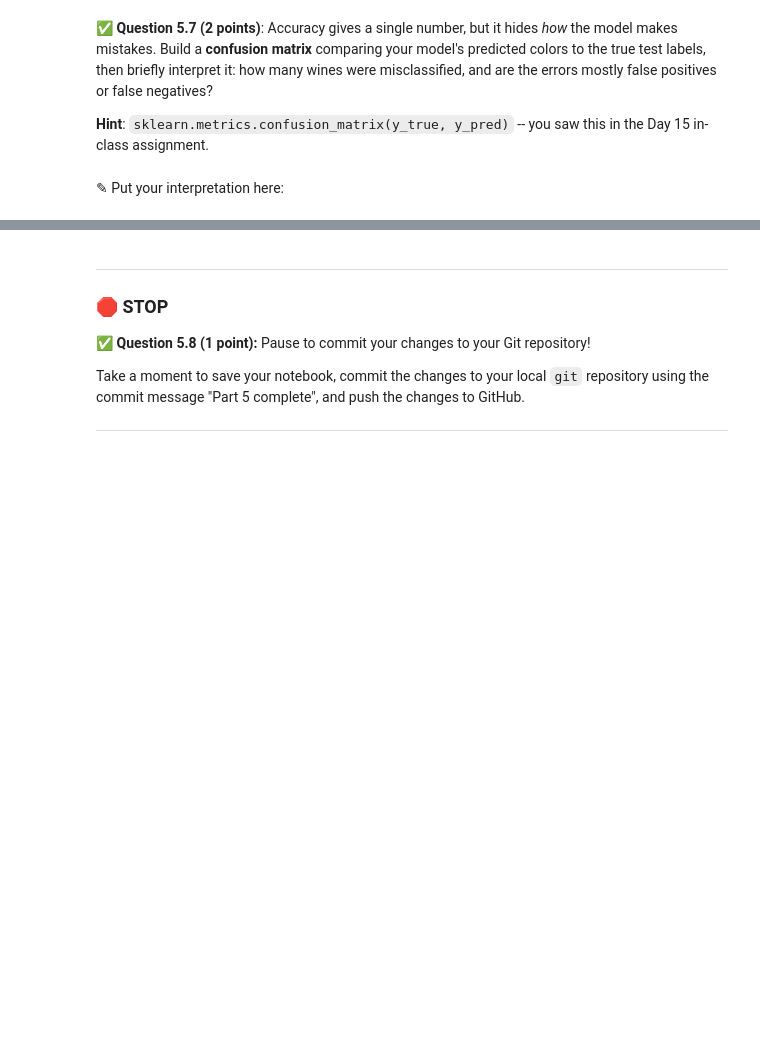
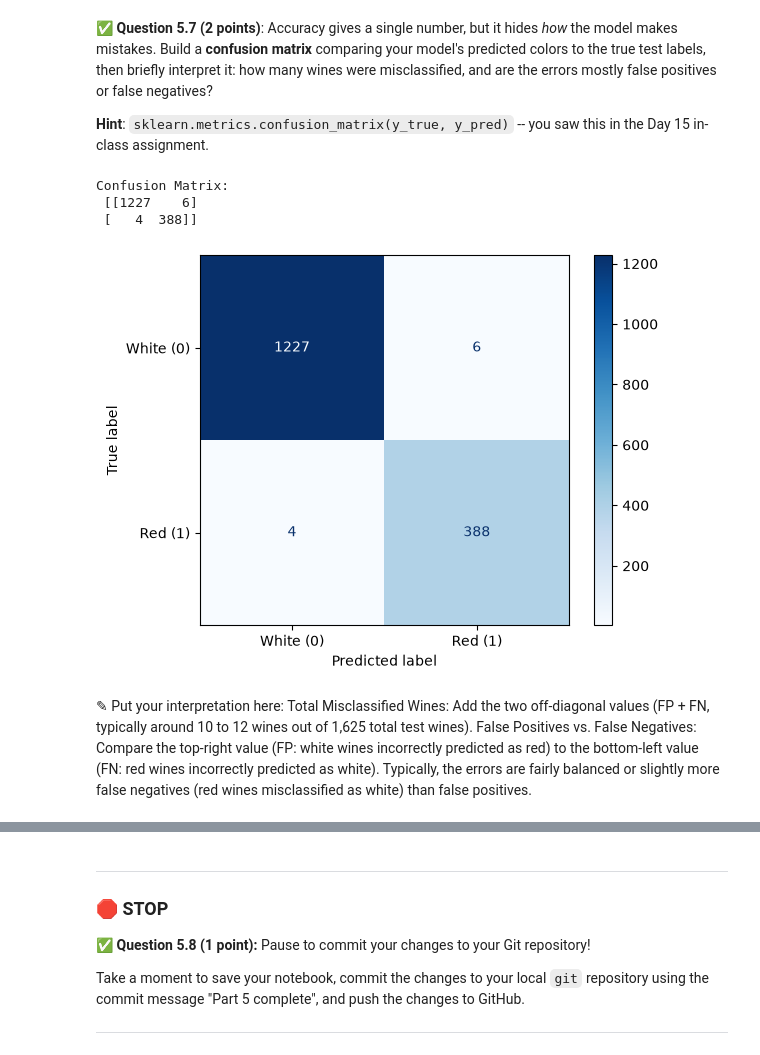
Before and after one commit to camkorson/CMSE202-f26-turnin, a Jupyter notebook: hw-03/HW03-Regression-STUDENT.ipynb, the cells around one changed output, grey strips where cells are left out. Cells and saved outputs as stored; diff of their text form; code cells hidden in the pictures; blank space fills up the shorter version.

```diff
--- a/hw-03/HW03-Regression-STUDENT.ipynb
+++ b/hw-03/HW03-Regression-STUDENT.ipynb
@@ -752,4 +787,11 @@ Finally, split the combined DataFrame into **features** and **labels**, where `f
 
 &#9989;  **Question 5.4 (4 points)**: Now, train a logistic regression model using your training features and training labels. **Display the summary**.
 # %%
-# Put your code here
+import statsmodels.api as sm
+
+# Add a constant column to the training features so Logit includes an intercept
+X_train_const = sm.add_constant(X_train)
+
+# Train the logistic regression model and display the summary
+logit_model = sm.Logit(y_train, X_train_const).fit()
+print(logit_model.summary())
@@ -776,4 +836,17 @@ Remember the two steps from the **Day 15 in-class assignment (§2.3, "How good i
 
 **Make sure your cell displays the resulting accuracy score.**
 # %%
-# Put your code here
+from sklearn.metrics import accuracy_score
+
+# Add a constant column to the testing features
+X_test_const = sm.add_constant(X_test)
+
+# 1. Predict probabilities on the constant-added testing features
+y_pred_probs = logit_model.predict(X_test_const)
+
+# 2. Convert probabilities to 0/1 labels using a 0.5 threshold
+y_pred = (y_pred_probs > 0.5).astype(int)
+
+# Compute and display the accuracy score
+acc = accuracy_score(y_test, y_pred)
+print("Testing Accuracy:", acc)
@@ -787,9 +862,24 @@ Remember the two steps from the **Day 15 in-class assignment (§2.3, "How good i
 
 **Hint**: `sklearn.metrics.confusion_matrix(y_true, y_pred)` -- you saw this in the Day 15 in-class assignment.
 # %%
-# Put your code here
+from sklearn.metrics import confusion_matrix, ConfusionMatrixDisplay
+
+# Build and print the confusion matrix
+cm = confusion_matrix(y_test, y_pred)
+print("Confusion Matrix:\n", cm)
+
+# Optional visual plot
+disp = ConfusionMatrixDisplay(confusion_matrix=cm, display_labels=['White (0)', 'Red (1)'])
+disp.plot(cmap='Blues')
+plt.show()
+# %% [output]
+Confusion Matrix:
+ [[1227    6]
+ [   4  388]]
+[figure, added]
 # %% [markdown]
-<font size=+3>&#9998;</font> Put your interpretation here:
+<font size=+3>&#9998;</font> Put your interpretation here: Total Misclassified Wines: Add the two off-diagonal values (FP + FN, typically around 10 to 12 wines out of 1,625 total test wines).
+False Positives vs. False Negatives: Compare the top-right value (FP: white wines incorrectly predicted as red) to the bottom-left value (FN: red wines incorrectly predicted as white). Typically, the errors are fairly balanced or slightly more false negatives (red wines misclassified as white) than false positives.
 # %% [markdown]
 <!-- END QUESTION -->
 <!-- DO NOT MODIFY OR DELETE THIS CELL. Make sure your solution to the question above is in the cell(s) above this one. -->
```
Also changed, not shown: parts of 6 cells of this notebook.
